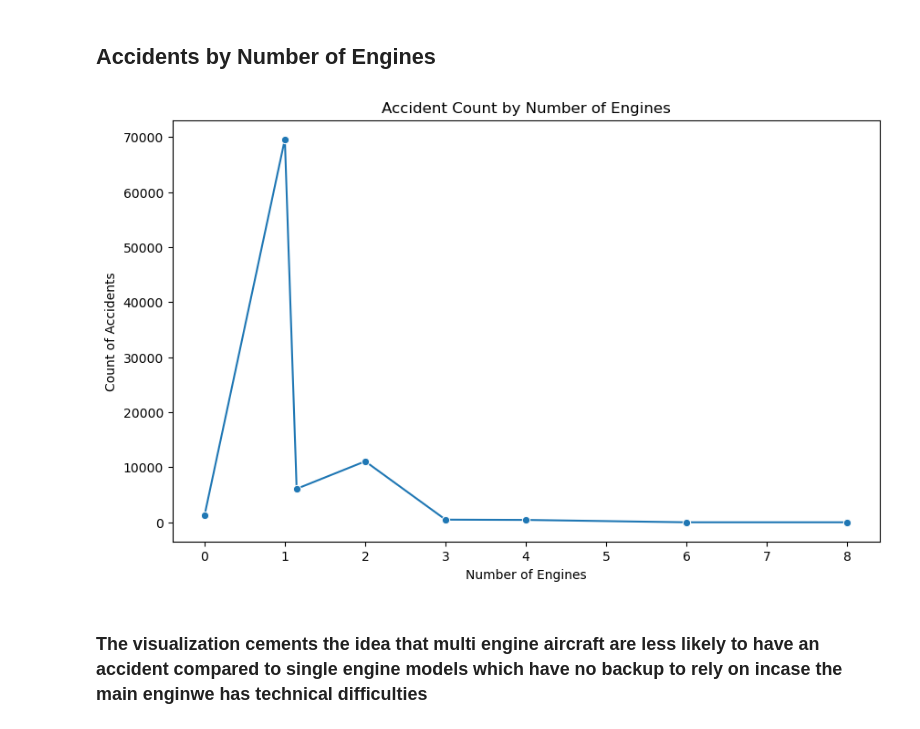
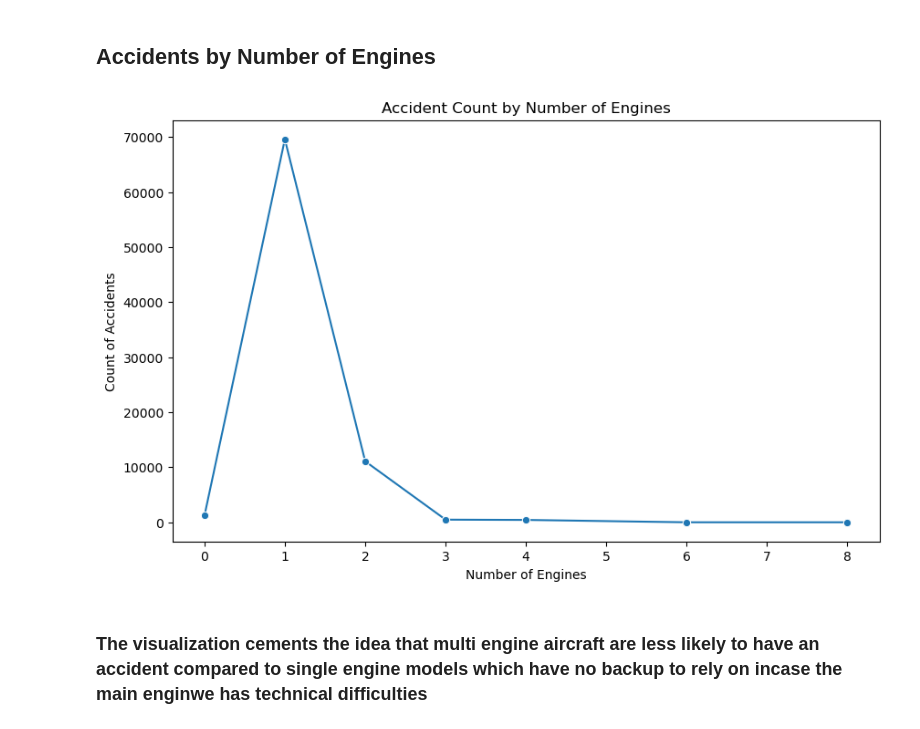
Before and after one commit to makau99/Aviation-Analysis, a Jupyter notebook: aviationdata.ipynb, the cells around one changed output. Cells and saved outputs as stored; diff of their text form; code cells hidden in the pictures.

```diff
--- a/aviationdata.ipynb
+++ b/aviationdata.ipynb
@@ -169 +227,3 @@ df.drop(['Schedule','Air.carrier', 'FAR.Description', 'Airport.Name', 'Registrat
+# %%
+df = df.drop(columns = ["Longitude", "Latitude", "FAR.Description"])
 # %%
@@ -185,20 +254,27 @@ df.duplicated().sum()
 # %%
-# Get the mode to fill engine type, model, make and weather conditions
+# Get the mode to fill engine type, model, make
 most_frequent_engine_type = df['Engine.Type'].mode()[0]
 most_frequent_engine_make = df['Make'].mode()[0]
 most_frequent_engine_model = df['Model'].mode()[0]
-most_frequent_weather = df['Weather.Condition'].mode()[0]
+most_frequent_engine_no = df['Number.of.Engines'].mode()[0]
+most_frequent_amateur = df["Amateur.Built"].mode()[0]
+
 # Filling null values with the most frequent values
 df['Engine.Type'].fillna(most_frequent_engine_type, inplace=True)
 df['Model'].fillna(most_frequent_engine_model, inplace=True)
-df['Weather.Condition'].fillna(most_frequent_weather, inplace=True)
+df['Number.of.Engines'].fillna(most_frequent_engine_no, inplace=True)
 df['Make'].fillna(most_frequent_engine_make, inplace=True)
+df["Amateur.Built"].fillna(most_frequent_amateur, inplace= True)
 # %%
 # Calculating the mean of the 'Number.of.Engines' column to fill
 mean_value = df['Number.of.Engines'].mean()
 
 # Filling null values in 'Number.of.Engines' with the mean
 df['Number.of.Engines'].fillna(mean_value, inplace=True)
+# %%
+df = df.dropna(subset=["US_State"])
+# %%
+df.columns = df.columns.str.lower().str.replace('.', '_')
 # %%
 df.isna().sum()
 # %% [output]
@@ -231,18 +304,15 @@ import matplotlib.pyplot as plt
 # %%
 # Number of Engines vs Accidents
 accidents_by_engine_no = df.groupby('Number.of.Engines')['Accident.Number'].count().reset_index()
-# Line plot
+
 plt.figure(figsize=(10, 6))
 sns.lineplot(data=accidents_by_engine_no, x='Number.of.Engines', y= 'Accident.Number', marker="o")
 plt.xlabel("Number of Engines")
 plt.ylabel("Count of Accidents")
 plt.title("Accident Count by Number of Engines")
-plt.show()# Pie chart for top 10 regions
-accidents_by_region = df.groupby('Country')['Accident.Number'].count().reset_index()
-
-# Sor
+plt.show()
 # %% [output]
-[figure, old version]
+[figure, new version]
 # %% [markdown]
 ### The visualization cements the idea that multi engine aircraft are less likely to have an accident compared to single engine models which have no backup to rely on incase the main enginwe has technical difficulties
 # %% [markdown]
```
Also changed, not shown: parts of 31 cells of this notebook.
